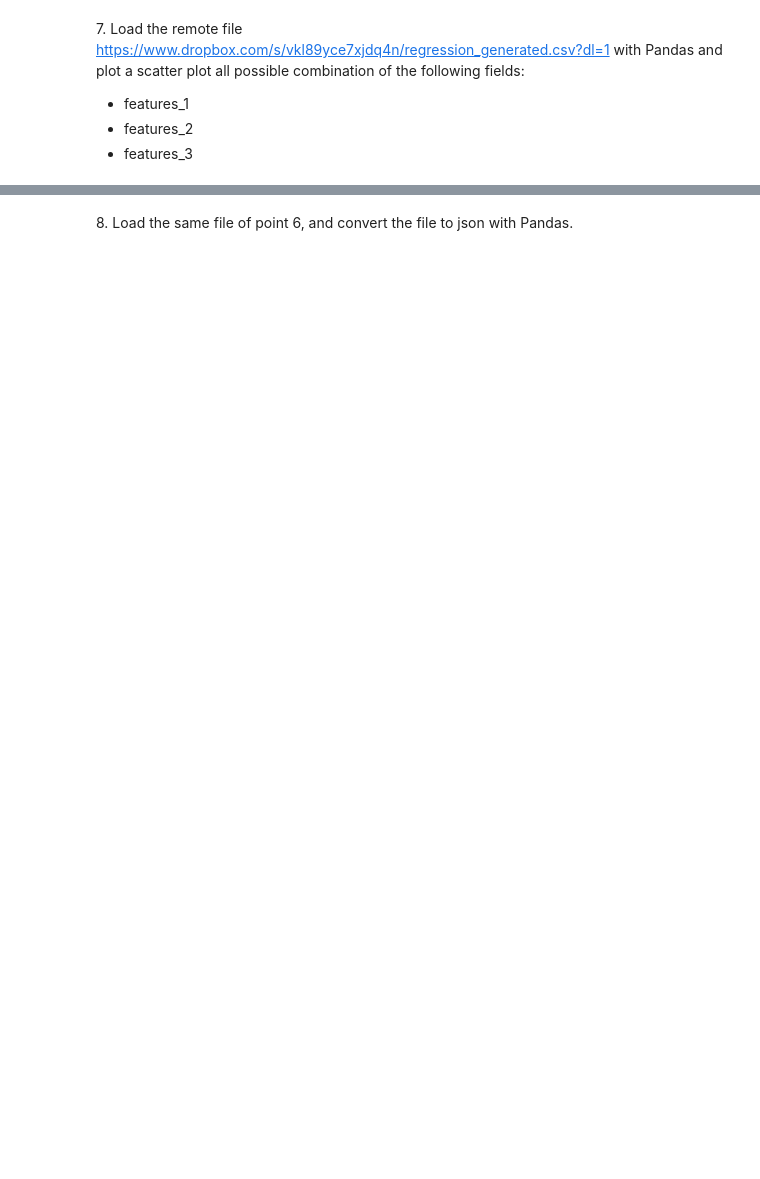
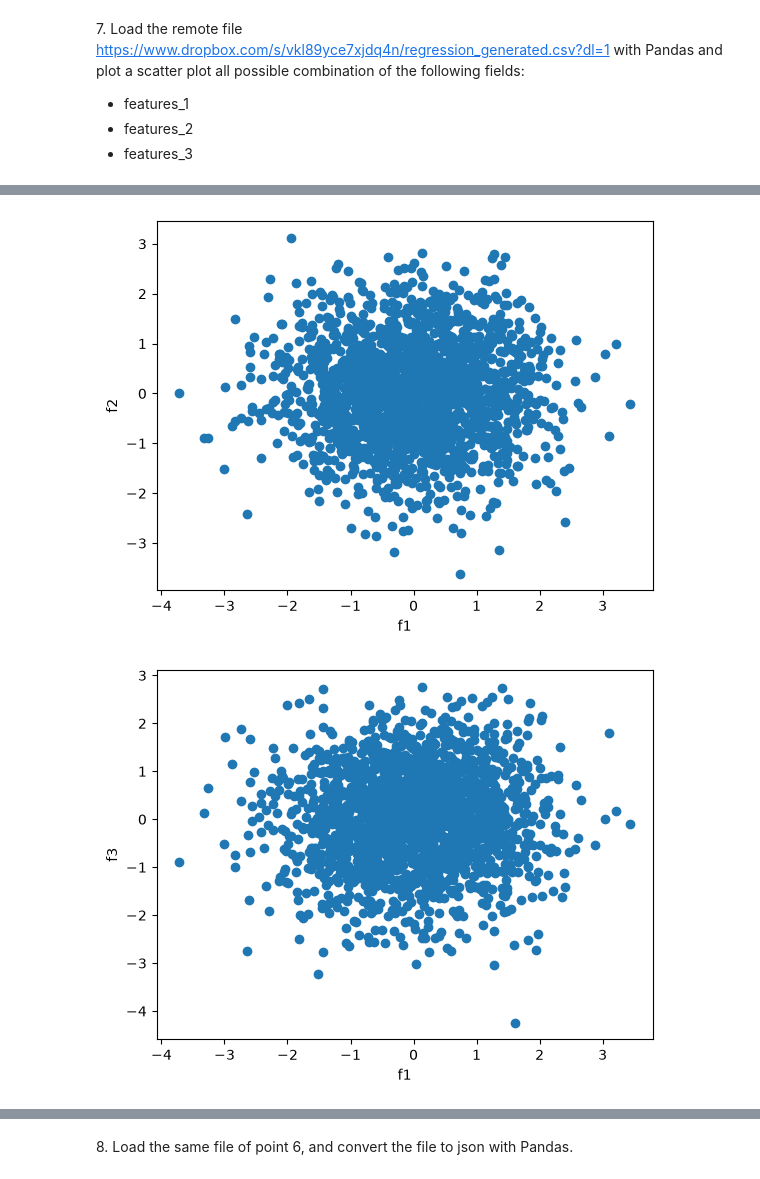
Before and after one commit to ximena01cn/LaboratoryOfComputationalPhysics_Y9, a Jupyter notebook: 05ex_OSEMN.ipynb, the cells around one changed output, grey strips where cells are left out. Drawn from its saved outputs; the diff is of its cells as text; code cells hidden in the pictures; blank space fills up the shorter version.

```diff
--- a/05ex_OSEMN.ipynb
+++ b/05ex_OSEMN.ipynb
@@ -73,3 +149,6 @@ for line in data: # luego para cada linea de datos
   + features_1
   + features_2
   + features_3
+# %%
+data = pd.read_csv("https://www.dropbox.com/s/vkl89yce7xjdq4n/regression_generated.csv?dl=1")
+data.head()
@@ -75,0 +163,23 @@ for line in data: # luego para cada linea de datos
+# %%
+# definimos variables a plotear
+f1 = data["features_1"]
+f2 = data["features_2"]
+f3 = data["features_3"]
+
+plt.scatter(f1,f2)
+plt.xlabel("f1")
+plt.ylabel("f2")
+plt.show()
+
+plt.scatter(f1,f3)
+plt.xlabel("f1")
+plt.ylabel("f3")
+plt.show()
+
+plt.scatter(f2,f3)
+plt.xlabel("f2")
+plt.ylabel("f3")
+plt.show()
+# %% [output]
+[figure, added]
+[figure, added]
```
Also changed, not shown: parts of 8 cells of this notebook, 1 other file.
